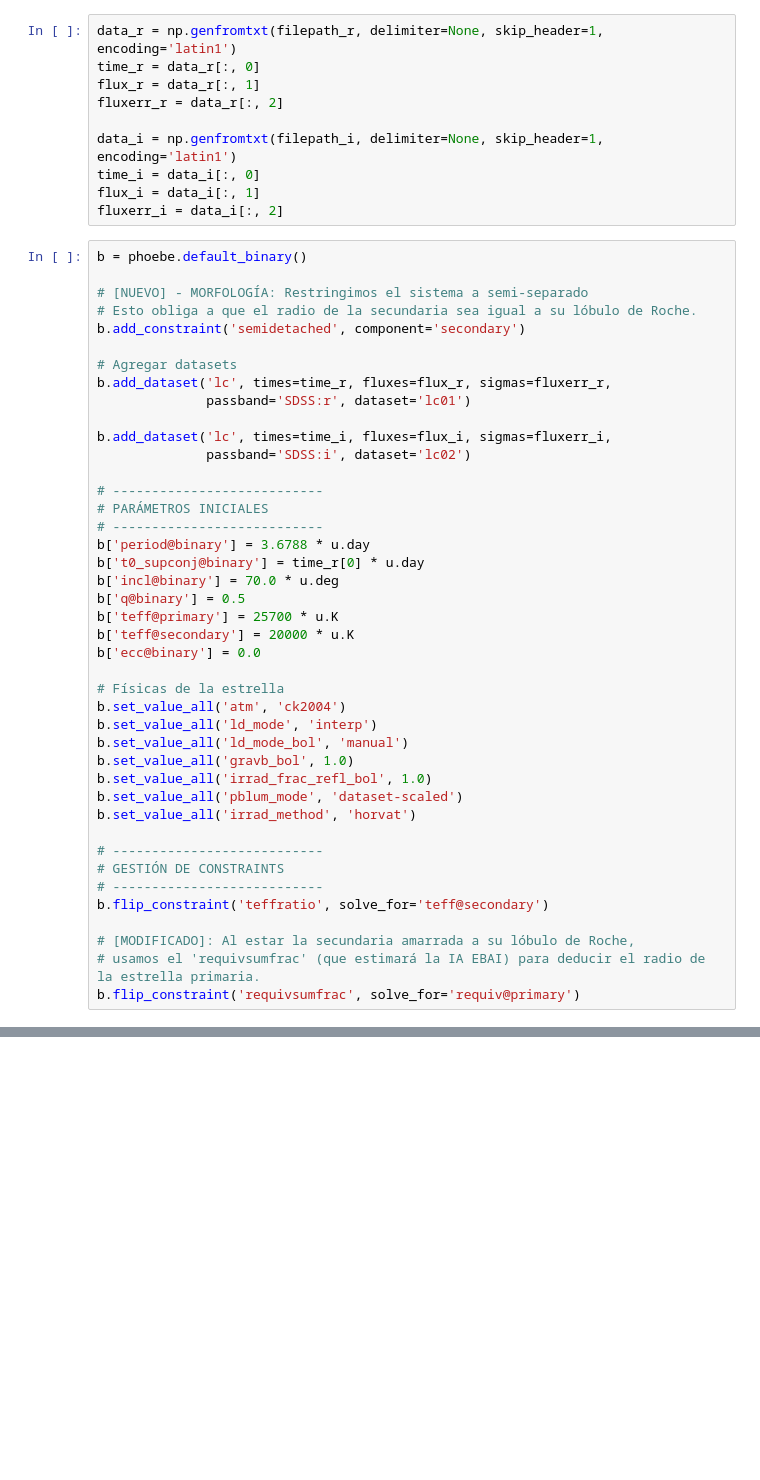
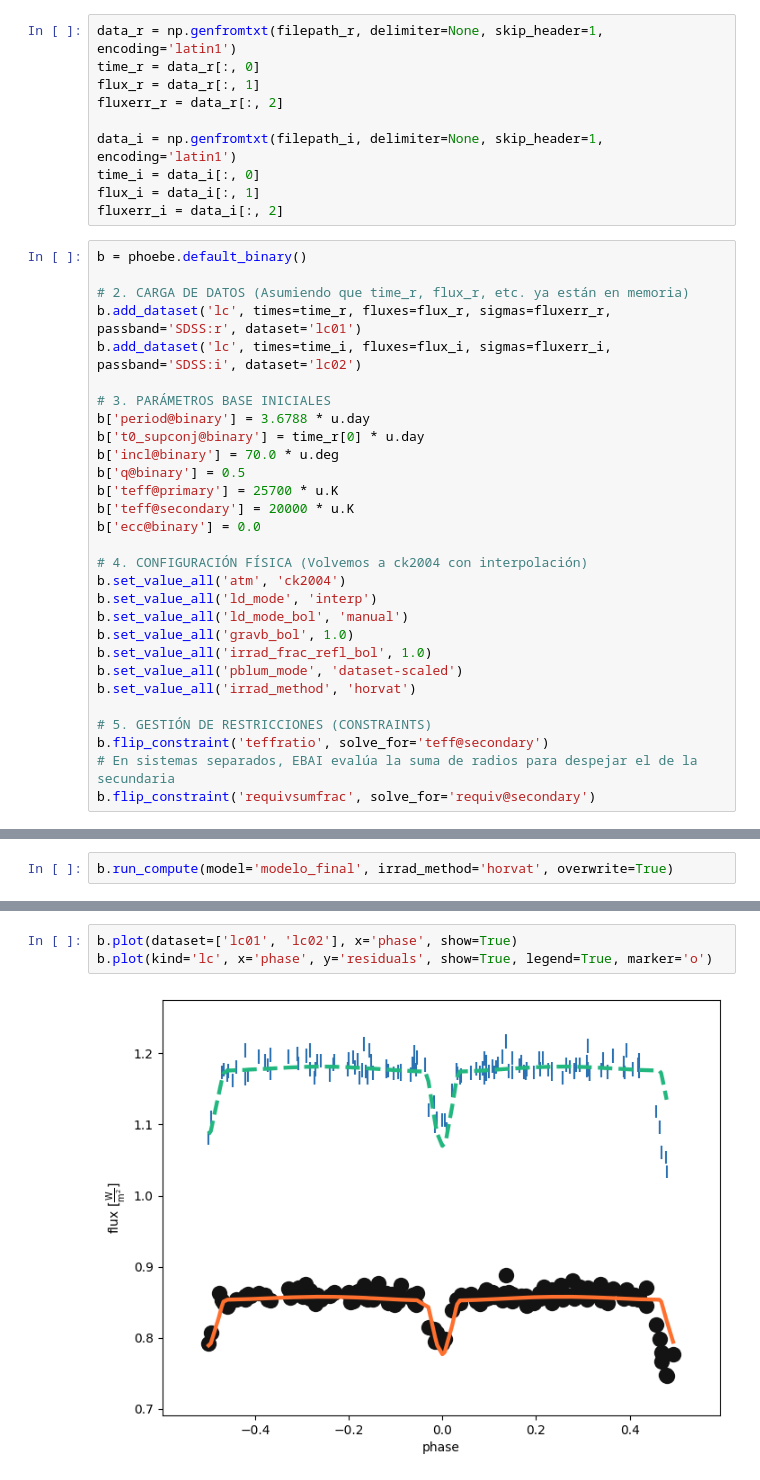
Before and after one commit to Cris-C-C/Investigacion, a Jupyter notebook: PHOEBE/PHOEBE_2.ipynb, the cells around one changed output, grey strips where cells are left out. Saved outputs shown, nothing was run; the diff lists cells and outputs as text; blank space fills up the shorter version.

```diff
--- a/PHOEBE/PHOEBE_2.ipynb
+++ b/PHOEBE/PHOEBE_2.ipynb
@@ -23,20 +23,11 @@ fluxerr_i = data_i[:, 2]
 # %%
 b = phoebe.default_binary()
 
-# [NUEVO] - MORFOLOGÍA: Restringimos el sistema a semi-separado
-# Esto obliga a que el radio de la secundaria sea igual a su lóbulo de Roche.
-b.add_constraint('semidetached', component='secondary')
+# 2. CARGA DE DATOS (Asumiendo que time_r, flux_r, etc. ya están en memoria)
+b.add_dataset('lc', times=time_r, fluxes=flux_r, sigmas=fluxerr_r, passband='SDSS:r', dataset='lc01')
+b.add_dataset('lc', times=time_i, fluxes=flux_i, sigmas=fluxerr_i, passband='SDSS:i', dataset='lc02')
 
-# Agregar datasets
-b.add_dataset('lc', times=time_r, fluxes=flux_r, sigmas=fluxerr_r,
-              passband='SDSS:r', dataset='lc01')
-
-b.add_dataset('lc', times=time_i, fluxes=flux_i, sigmas=fluxerr_i,
-              passband='SDSS:i', dataset='lc02')
-
-# ---------------------------
-# PARÁMETROS INICIALES
-# ---------------------------
+# 3. PARÁMETROS BASE INICIALES
 b['period@binary'] = 3.6788 * u.day
 b['t0_supconj@binary'] = time_r[0] * u.day
 b['incl@binary'] = 70.0 * u.deg
@@ -45,7 +36,7 @@ b['teff@primary'] = 25700 * u.K
 b['teff@secondary'] = 20000 * u.K
 b['ecc@binary'] = 0.0
 
-# Físicas de la estrella
+# 4. CONFIGURACIÓN FÍSICA (Volvemos a ck2004 con interpolación)
 b.set_value_all('atm', 'ck2004')
 b.set_value_all('ld_mode', 'interp')
 b.set_value_all('ld_mode_bol', 'manual')
@@ -54,12 +45,8 @@ b.set_value_all('irrad_frac_refl_bol', 1.0)
 b.set_value_all('pblum_mode', 'dataset-scaled')
 b.set_value_all('irrad_method', 'horvat')
 
-# ---------------------------
-# GESTIÓN DE CONSTRAINTS
-# ---------------------------
+# 5. GESTIÓN DE RESTRICCIONES (CONSTRAINTS)
 b.flip_constraint('teffratio', solve_for='teff@secondary')
-
-# [MODIFICADO]: Al estar la secundaria amarrada a su lóbulo de Roche,
-# usamos el 'requivsumfrac' (que estimará la IA EBAI) para deducir el radio de la estrella primaria.
-b.flip_constraint('requivsumfrac', solve_for='requiv@primary')
+# En sistemas separados, EBAI evalúa la suma de radios para despejar el de la secundaria
+b.flip_constraint('requivsumfrac', solve_for='requiv@secondary')
 # %% [output]
@@ -132,0 +100,2 @@ Roche lobe 2: 1.6994519588420407
+# %%
+b.run_compute(model='modelo_final', irrad_method='horvat', overwrite=True)
@@ -132,0 +104,5 @@ Roche lobe 2: 1.6994519588420407
+# %%
+b.plot(dataset=['lc01', 'lc02'], x='phase', show=True)
+b.plot(kind='lc', x='phase', y='residuals', show=True, legend=True, marker='o')
+# %% [output]
+[figure, added]
```
Also changed, not shown: parts of 7 cells of this notebook, 2 other files.
